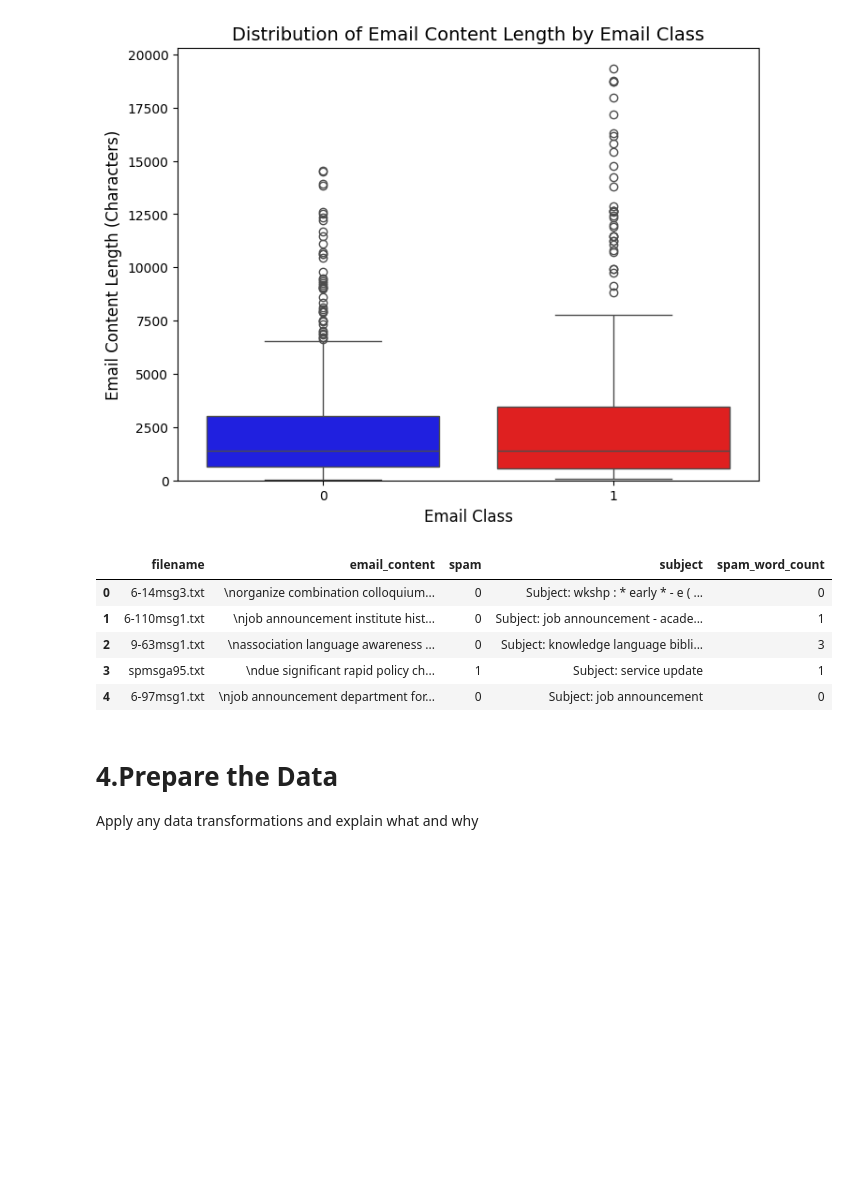
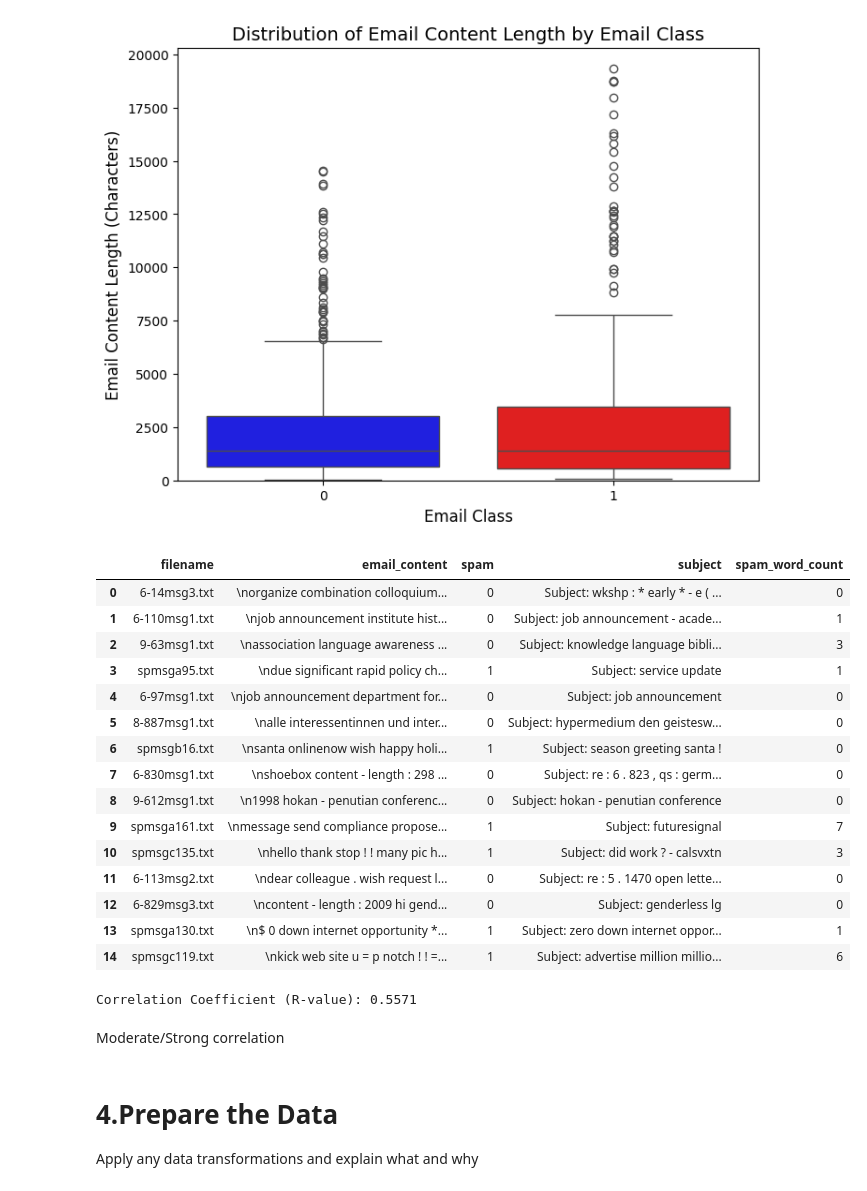
Before and after one commit to alanjit2/Machine-Learning-AI-Honors, a Jupyter notebook: Project_4/Project_4.ipynb, the cells around one changed output. Cells and saved outputs as stored; diff of their text form; code cells hidden in the pictures; blank space fills up the shorter version.

```diff
--- a/Project_4/Project_4.ipynb
+++ b/Project_4/Project_4.ipynb
@@ -199,14 +198,32 @@ def count_spam_words(email_text):
     return count
 # %%
 df_copy['spam_word_count'] = df['email_content'].apply(count_spam_words)
-df_copy.head()
+df_copy.head(n=15)
 # %% [output]
 |  | filename | email_content | spam | subject | spam_word_count |
 | 0 | 6-14msg3.txt | \norganize combination colloquium... | 0 | Subject: wkshp : * early * - e ( ... | 0 |
 | 1 | 6-110msg1.txt | \njob announcement institute hist... | 0 | Subject: job announcement - acade... | 1 |
 | 2 | 9-63msg1.txt | \nassociation language awareness ... | 0 | Subject: knowledge language bibli... | 3 |
 | 3 | spmsga95.txt | \ndue significant rapid policy ch... | 1 | Subject: service update | 1 |
 | 4 | 6-97msg1.txt | \njob announcement department for... | 0 | Subject: job announcement | 0 |
+| 5 | 8-887msg1.txt | \nalle interessentinnen und inter... | 0 | Subject: hypermedium den geistesw... | 0 |
+| 6 | spmsgb16.txt | \nsanta onlinenow wish happy holi... | 1 | Subject: season greeting santa ! | 0 |
+| 7 | 6-830msg1.txt | \nshoebox content - length : 298 ... | 0 | Subject: re : 6 . 823 , qs : germ... | 0 |
+| 8 | 9-612msg1.txt | \n1998 hokan - penutian conferenc... | 0 | Subject: hokan - penutian conference | 0 |
+| 9 | spmsga161.txt | \nmessage send compliance propose... | 1 | Subject: futuresignal | 7 |
+| 10 | spmsgc135.txt | \nhello thank stop ! ! many pic h... | 1 | Subject: did work ? - calsvxtn | 3 |
+| 11 | 6-113msg2.txt | \ndear colleague . wish request l... | 0 | Subject: re : 5 . 1470 open lette... | 0 |
+| 12 | 6-829msg3.txt | \ncontent - length : 2009 hi gend... | 0 | Subject: genderless lg | 0 |
+| 13 | spmsga130.txt | \n$ 0 down internet opportunity *... | 1 | Subject: zero down internet oppor... | 1 |
+| 14 | spmsgc119.txt | \nkick web site u = p notch ! ! =... | 1 | Subject: advertise million millio... | 6 |
+# %%
+correlation_matrix = df_copy[['spam_word_count', 'spam']].corr()
+r_value = correlation_matrix.loc['spam_word_count', 'spam']
+print(f"Correlation Coefficient (R-value): {r_value:.4f}")
+# %% [output]
+Correlation Coefficient (R-value): 0.5571
+# %% [markdown]
+Moderate/Strong correlation
 # %% [markdown]
 # 4.Prepare the Data
 
```
Also changed, not shown: parts of 3 cells of this notebook.
